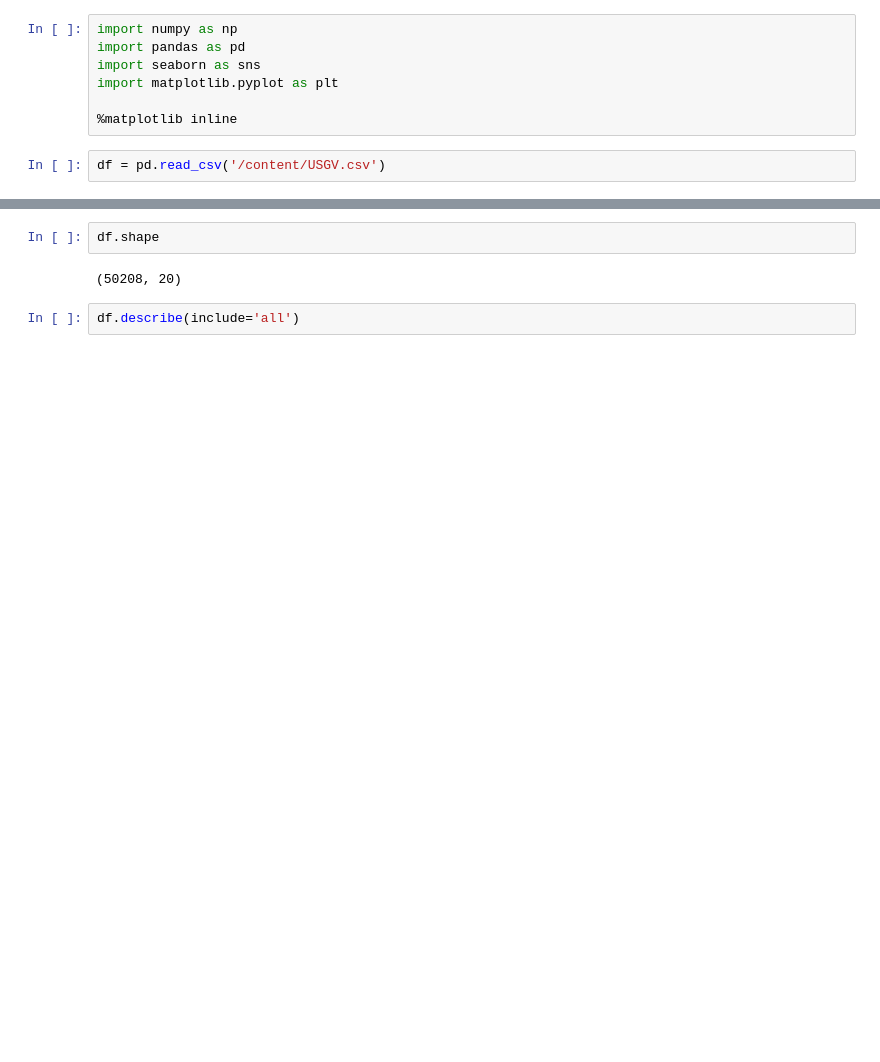
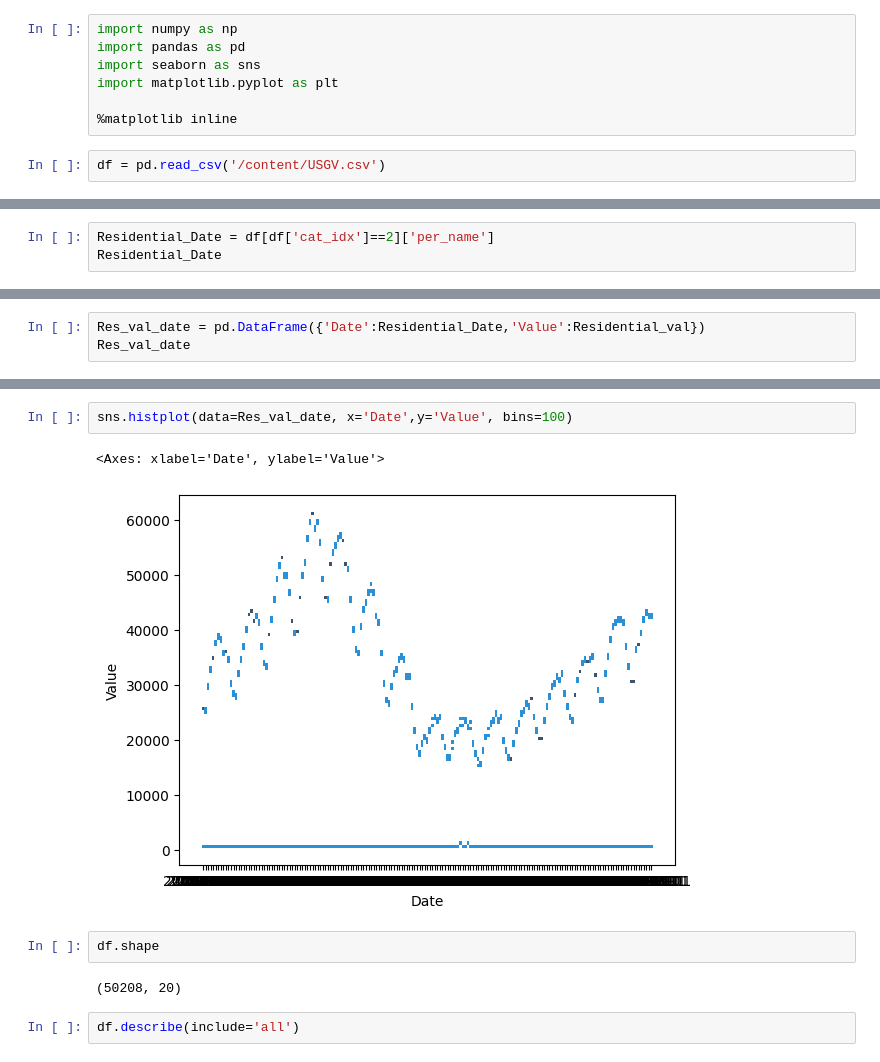
Before and after one commit to bjudson22/New_Construction_Trends, a Jupyter notebook: Construction_Analysis.ipynb, the cells around one changed output, grey strips where cells are left out. Drawn from its saved outputs; the diff is of its cells as text; blank space fills up the shorter version.

```diff
--- a/Construction_Analysis.ipynb
+++ b/Construction_Analysis.ipynb
@@ -27,0 +38,3 @@ df.head(100)
+# %%
+Residential_Date = df[df['cat_idx']==2]['per_name']
+Residential_Date
@@ -27,0 +68,3 @@ df.head(100)
+# %%
+Res_val_date = pd.DataFrame({'Date':Residential_Date,'Value':Residential_val})
+Res_val_date
@@ -28,3 +85,8 @@ df.head(100)
+# %%
+sns.histplot(data=Res_val_date, x='Date',y='Value', bins=100)
+# %% [output]
+<Axes: xlabel='Date', ylabel='Value'>
+[figure, added]
 # %%
 df.shape
 # %% [output]
```
Also changed, not shown: parts of 14 cells of this notebook.
